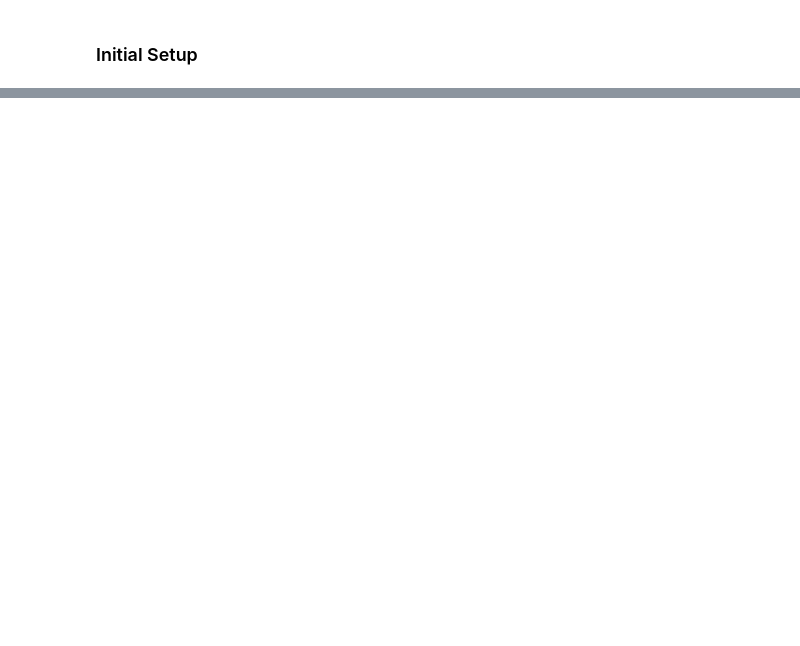
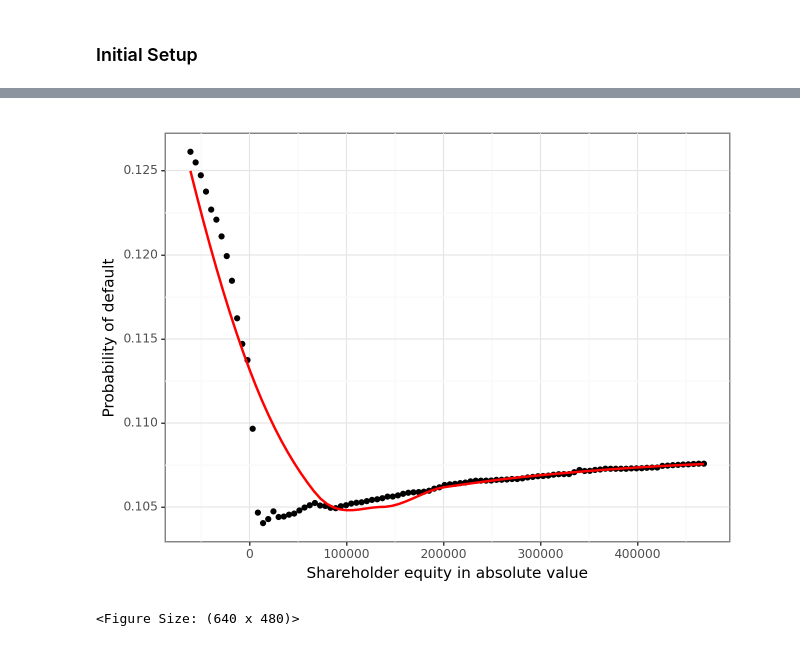
Before and after one commit to artyomashigov/da3, a Jupyter notebook: da3_assignment3/da3_assignment3.ipynb, the cells around one changed output, grey strips where cells are left out. Drawn from its saved outputs; the diff is of its cells as text; code cells hidden in the pictures; blank space fills up the shorter version.

```diff
--- a/da3_assignment3/da3_assignment3.ipynb
+++ b/da3_assignment3/da3_assignment3.ipynb
@@ -126,0 +1489,17 @@ df.head(2)
+# %%
+# share_eq
+pdp_share_eq = partial_dependence(
+    prob_forest_fit, rfvars, ["share_eq"], kind="average"
+)
+
+pdp_share_eq = pd.DataFrame(
+    {'Shareholder equity in absolute value': pdp_share_eq['values'][0],
+     'Probability of default': pdp_share_eq['average'][0]}
+    )
+
+# plot the partial dependence plot
+ggplot(pdp_share_eq, aes(x='Shareholder equity in absolute value', y='Probability of default')) + \
+    geom_point() + theme_bw() + geom_smooth(method='loess', se=False, color='red')
+# %% [output]
+[figure, added]
+<Figure Size: (640 x 480)>
```
Also changed, not shown: parts of 136 cells of this notebook.
